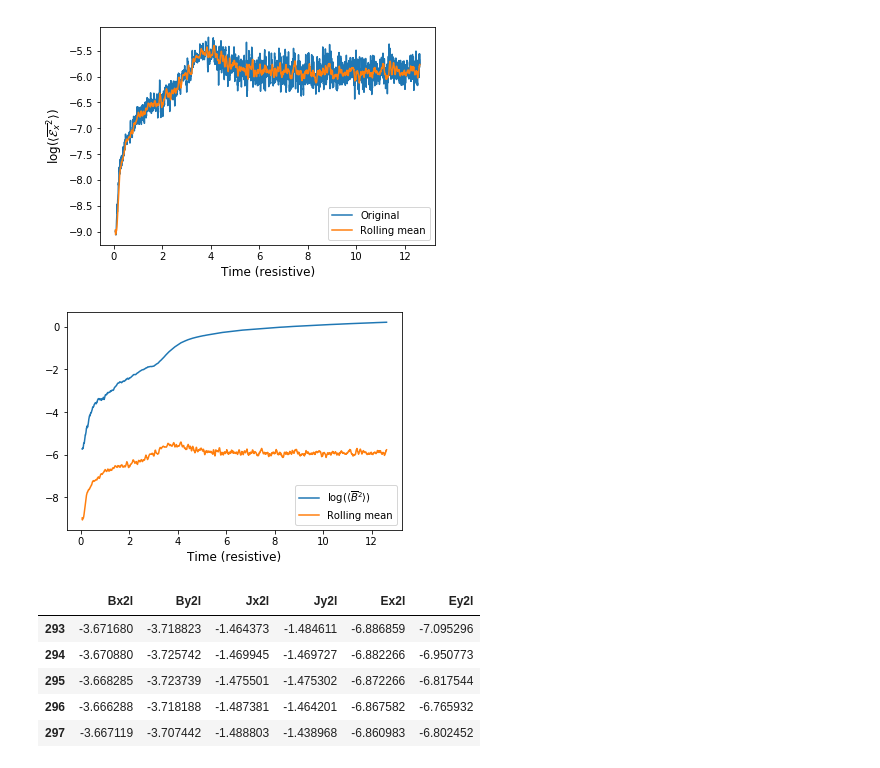
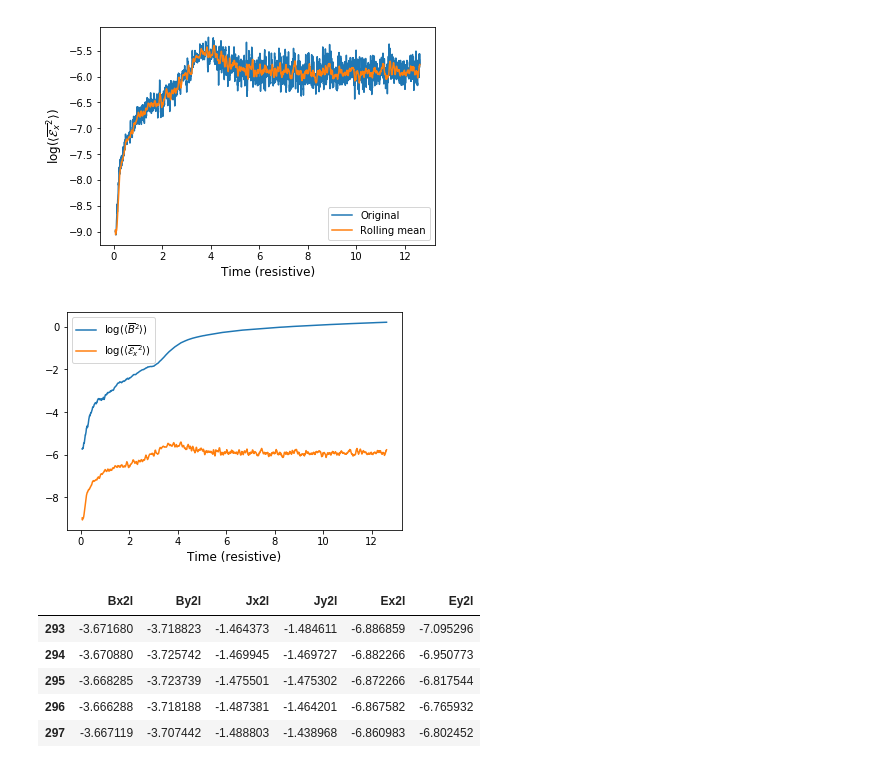
Before and after one commit to fnauman/ML_alpha2, a Jupyter notebook: rfandlasso_temporal.ipynb, the cells around one changed output. Saved outputs shown, nothing was run; the diff lists cells and outputs as text; code cells hidden in the pictures.

```diff
--- a/rfandlasso_temporal.ipynb
+++ b/rfandlasso_temporal.ipynb
@@ -87,13 +81,13 @@ plt.savefig('emfx2.pdf', bbox_inches='tight')
 # %%
 plt.plot(tres_R15e4[n_win:-2],np.log10(np.mean(me,axis=1)),label=r'$\log(\langle\overline{B}^2\rangle)$')
 #plt.plot(tres_R15e4[n_win:-2],np.log10(np.mean(mf15['emfx'][n_win:-2]**2/mf15['uave']**2,axis=1)), label='Original')
-plt.plot(tres_R15e4[n_win:-2],Ex2l_rolmean[n_win:-1], label='Rolling mean')
+plt.plot(tres_R15e4[n_win:-2],Ex2l_rolmean[n_win:-1], label=r'$\log(\langle\overline{\mathcal{E}_x}^2\rangle)$')
 plt.xlabel('Time (resistive)', fontsize=12)
 #plt.ylabel(r'$\log(\langle\overline{\mathcal{E}_x}^2\rangle)$', fontsize=12)
 plt.legend()
 plt.savefig('log_emf_vs_b2.pdf', bbox_inches='tight')
 # %% [output]
-[figure, old version]
+[figure, new version]
 # %%
 t3 = int(2.0 * mf15['tres'])
 Ex2l_kin_rolmean = df15['Ex2l'].iloc[t1:t3].rolling(window=n_win).mean()
```
Also changed, not shown: parts of 10 cells of this notebook.
